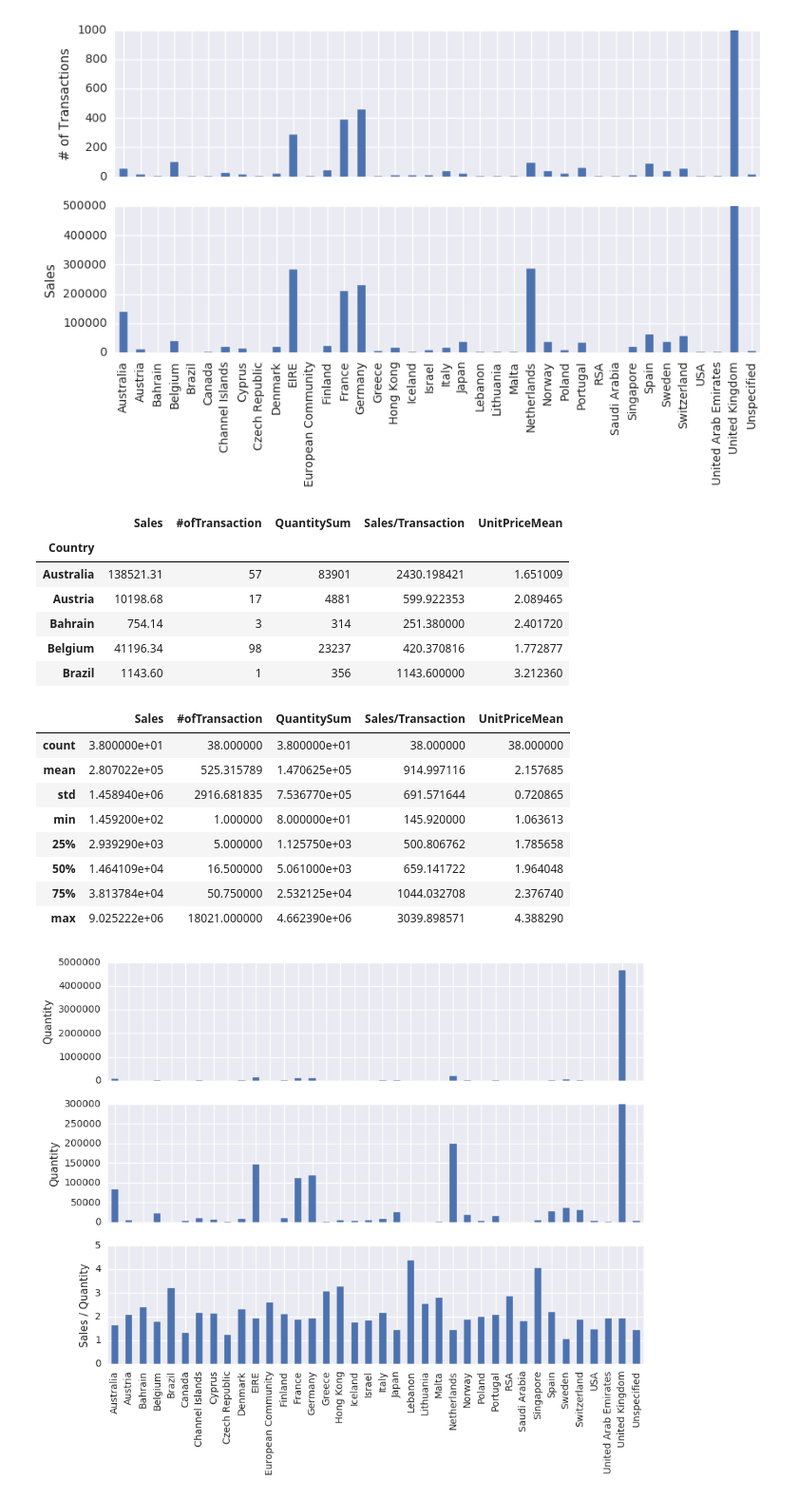
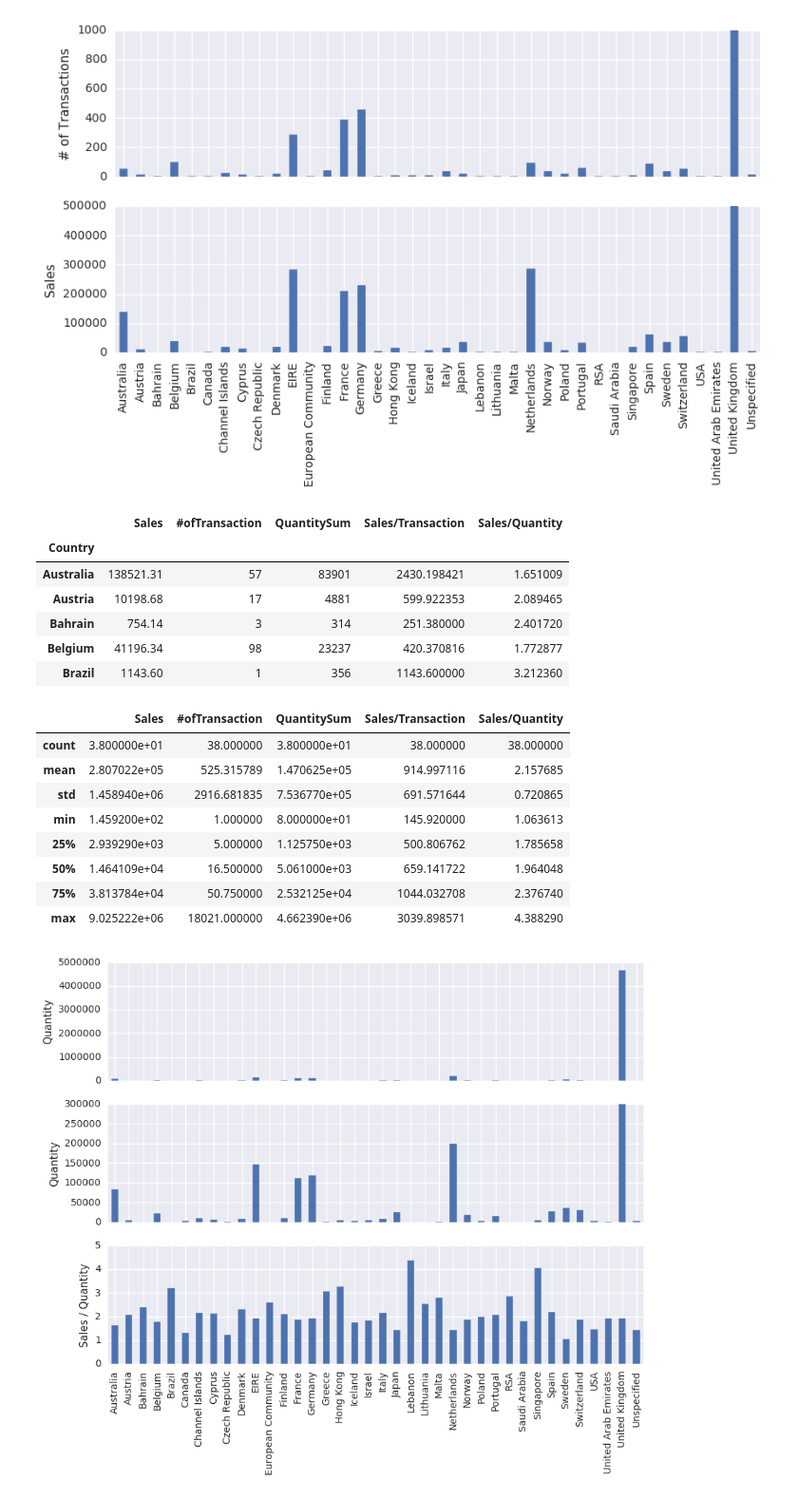
Before and after one commit to Fujiki-Nakamura/OnlineRetailAnalysis, a Jupyter notebook: EDA/per_country.ipynb, the cells around one changed output. Shown at 95% size. Drawn from its saved outputs; the diff is of its cells as text; code cells hidden in the pictures.

```diff
--- a/EDA/per_country.ipynb
+++ b/EDA/per_country.ipynb
@@ -108,24 +108,24 @@ plt.show()
 # %%
 df_per_country = pd.DataFrame(df_sales.groupby(['Country'])['Sales'].sum())
 df_per_country['#ofTransaction'] = df_transactions_per_country['InvoiceNo']
 df_per_country['QuantitySum'] = pd.DataFrame(df_sales.groupby('Country')['Quantity'].sum())['Quantity']
 
 # 各国の 1トランザクションあたりの平均売上
 df_per_country['Sales/Transaction'] = df_per_country['Sales'] / df_per_country['#ofTransaction']
 # 1商品あたりの売上
-df_per_country['UnitPriceMean'] = df_per_country['Sales'] / df_per_country['QuantitySum']
+df_per_country['Sales/Quantity'] = df_per_country['Sales'] / df_per_country['QuantitySum']
 
 display(df_per_country.head())
 display(df_per_country.describe())
 # %% [output]
-|  | Sales | #ofTransaction | QuantitySum | Sales/Transaction | UnitPriceMean |
+|  | Sales | #ofTransaction | QuantitySum | Sales/Transaction | Sales/Quantity |
 | Country |  |  |  |  |  |
 | Australia | 138521.31 | 57 | 83901 | 2430.198421 | 1.651009 |
 | Austria | 10198.68 | 17 | 4881 | 599.922353 | 2.089465 |
 | Bahrain | 754.14 | 3 | 314 | 251.380000 | 2.401720 |
 | Belgium | 41196.34 | 98 | 23237 | 420.370816 | 1.772877 |
 | Brazil | 1143.60 | 1 | 356 | 1143.600000 | 3.212360 |
-|  | Sales | #ofTransaction | QuantitySum | Sales/Transaction | UnitPriceMean |
+|  | Sales | #ofTransaction | QuantitySum | Sales/Transaction | Sales/Quantity |
 | count | 3.800000e+01 | 38.000000 | 3.800000e+01 | 38.000000 | 38.000000 |
 | mean | 2.807022e+05 | 525.315789 | 1.470625e+05 | 914.997116 | 2.157685 |
 | std | 1.458940e+06 | 2916.681835 | 7.536770e+05 | 691.571644 | 0.720865 |
```
Also changed, not shown: parts of 20 cells of this notebook, 12 other files.
